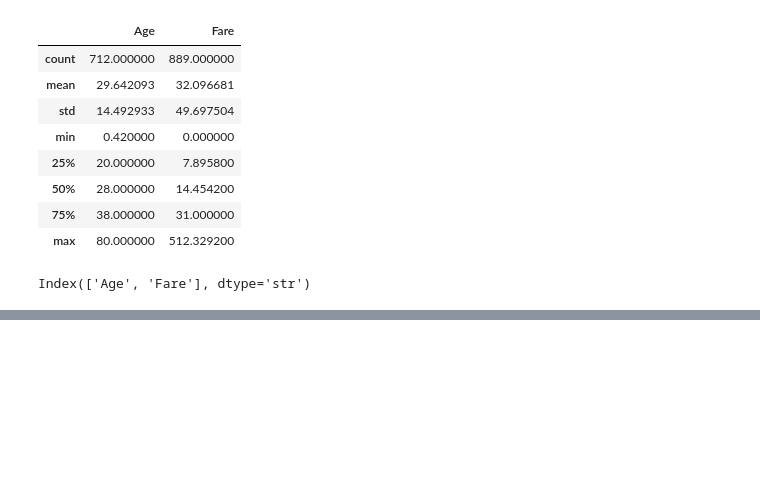
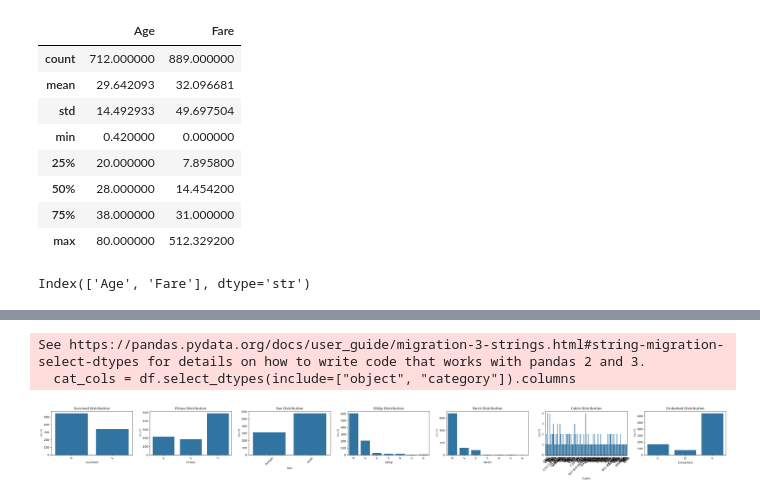
Before and after one commit to Maha-123-dot/Ai_diploma_master, a Jupyter notebook: DA/preprocessing.ipynb, the cells around one changed output, grey strips where cells are left out. Saved outputs shown, nothing was run; the diff lists cells and outputs as text; code cells hidden in the pictures; blank space fills up the shorter version.

```diff
--- a/DA/preprocessing.ipynb
+++ b/DA/preprocessing.ipynb
@@ -185,0 +327,15 @@ Index(['Age', 'Fare'], dtype='str')
+# %%
+num_col = ["Age", "Fare"]
+for col in num_col:
+    Q1 = df[col].quantile(0.25)
+    Q3 = df[col].quantile(0.75)
+    IQR = Q3 - Q1
+    lower_fence = Q1 - 1.5*IQR
+    upper_fence = Q3 + 1.5 *IQR
+
+    lower_outliers = df[   df[col] <      lower_fence]    [col].values
+    upper_outliers = df[   df[col] >      upper_fence]    [col].values
+
+
+    df[col].replace(lower_outliers, lower_fence)
+    df[col].replace(upper_outliers, upper_fence)
@@ -185,0 +367,21 @@ Index(['Age', 'Fare'], dtype='str')
+# %%
+cat_cols = df.select_dtypes(include=["object", "category"]).columns
+
+fig, axes = plt.subplots(
+    1, len(cat_cols),
+    figsize=(5 * len(cat_cols), 4),
+    squeeze=False
+)
+
+for ax, col in zip(axes[0], cat_cols):
+    sns.countplot(data=df, x=col, ax=ax)
+    ax.set_title(f"{col} Distribution")
+    ax.tick_params(axis="x", rotation=45)
+
+plt.tight_layout()
+plt.show()
+plt
+# %% [output]
+See https://pandas.pydata.org/docs/user_guide/migration-3-strings.html#string-migration-select-dtypes for details on how to write code that works with pandas 2 and 3.
+  cat_cols = df.select_dtypes(include=["object", "category"]).columns
+[figure, added]
```
Also changed, not shown: parts of 20 cells of this notebook, 9 other files.
